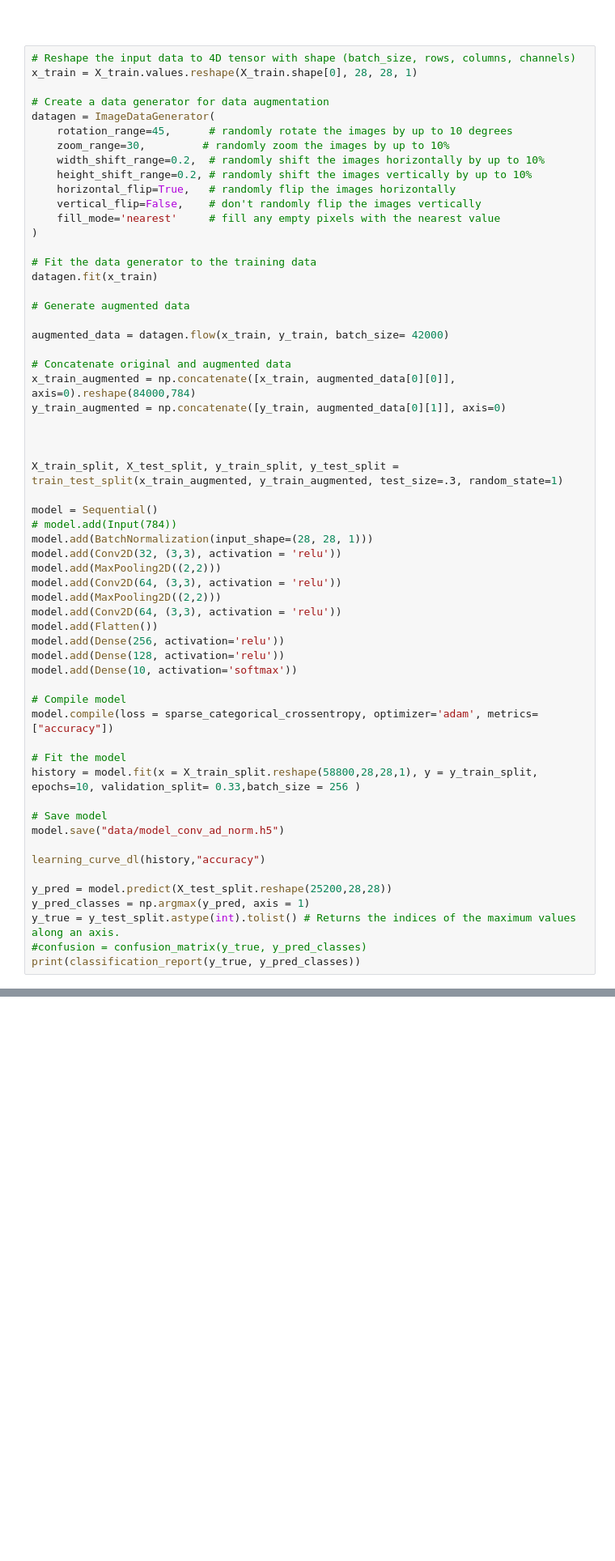
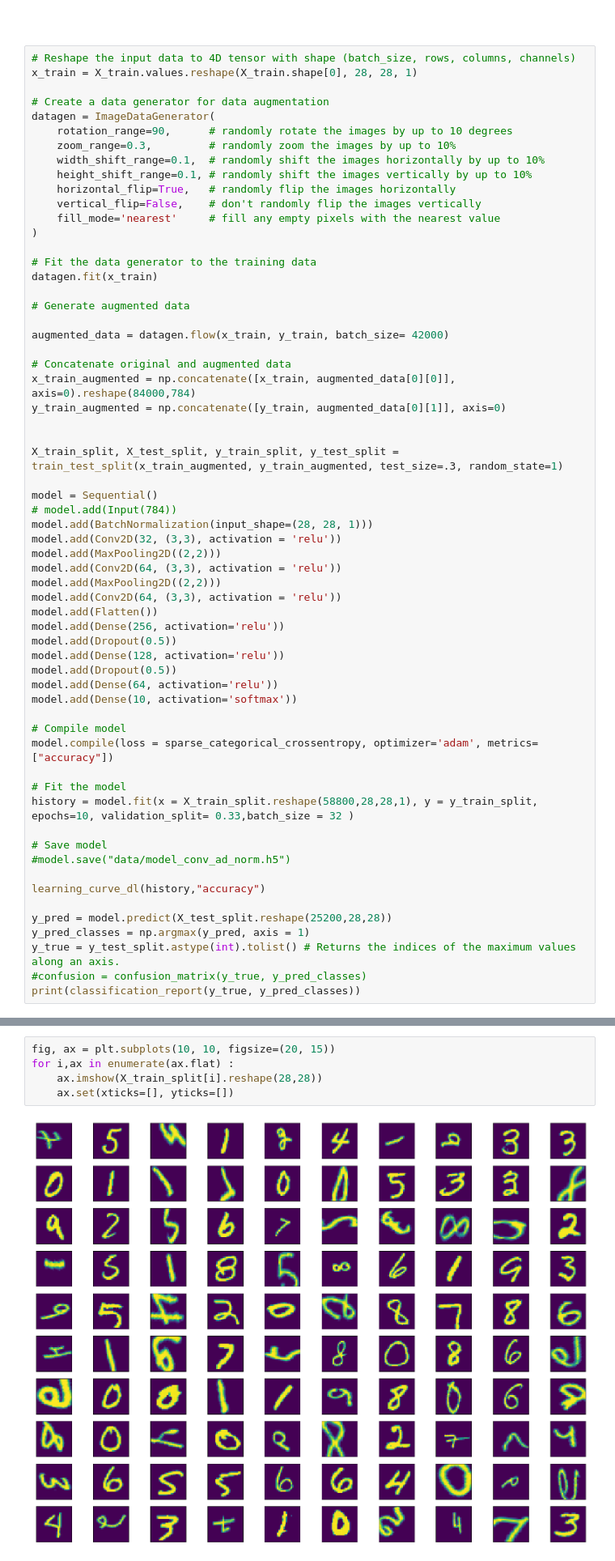
Before and after one commit to Alexisp99/cnn_mnist, a Jupyter notebook: model_alexis.ipynb, the cells around one changed output, grey strips where cells are left out. Shown at 81% size. Drawn from its saved outputs; the diff is of its cells as text; blank space fills up the shorter version.

Commit message:
model aug, exo1, exo 3

```diff
--- a/model_alexis.ipynb
+++ b/model_alexis.ipynb
@@ -271,10 +223,10 @@ x_train = X_train.values.reshape(X_train.shape[0], 28, 28, 1)
 
 # Create a data generator for data augmentation
 datagen = ImageDataGenerator(
-    rotation_range=45,      # randomly rotate the images by up to 10 degrees
-    zoom_range=30,         # randomly zoom the images by up to 10%
-    width_shift_range=0.2,  # randomly shift the images horizontally by up to 10%
-    height_shift_range=0.2, # randomly shift the images vertically by up to 10%
+    rotation_range=90,      # randomly rotate the images by up to 10 degrees
+    zoom_range=0.3,         # randomly zoom the images by up to 10%
+    width_shift_range=0.1,  # randomly shift the images horizontally by up to 10%
+    height_shift_range=0.1, # randomly shift the images vertically by up to 10%
     horizontal_flip=True,   # randomly flip the images horizontally
     vertical_flip=False,    # don't randomly flip the images vertically
     fill_mode='nearest'     # fill any empty pixels with the nearest value
@@ -292,7 +244,6 @@ x_train_augmented = np.concatenate([x_train, augmented_data[0][0]], axis=0).resh
 y_train_augmented = np.concatenate([y_train, augmented_data[0][1]], axis=0)
 
 
-
 X_train_split, X_test_split, y_train_split, y_test_split = train_test_split(x_train_augmented, y_train_augmented, test_size=.3, random_state=1)
 
 model = Sequential()
@@ -305,17 +256,20 @@ model.add(MaxPooling2D((2,2)))
 model.add(Conv2D(64, (3,3), activation = 'relu'))
 model.add(Flatten())
 model.add(Dense(256, activation='relu'))
+model.add(Dropout(0.5))
 model.add(Dense(128, activation='relu'))
+model.add(Dropout(0.5))
+model.add(Dense(64, activation='relu'))
 model.add(Dense(10, activation='softmax'))
 
 # Compile model
 model.compile(loss = sparse_categorical_crossentropy, optimizer='adam', metrics=["accuracy"])
 
 # Fit the model
-history = model.fit(x = X_train_split.reshape(58800,28,28,1), y = y_train_split, epochs=10, validation_split= 0.33,batch_size = 256 )
+history = model.fit(x = X_train_split.reshape(58800,28,28,1), y = y_train_split, epochs=10, validation_split= 0.33,batch_size = 32 )
 
 # Save model
-model.save("data/model_conv_ad_norm.h5")
+#model.save("data/model_conv_ad_norm.h5")
 
 learning_curve_dl(history,"accuracy")
 
@@ -363,0 +317,7 @@ weighted avg       0.70      0.56      0.59     25200
+# %%
+fig, ax = plt.subplots(10, 10, figsize=(20, 15))
+for i,ax in enumerate(ax.flat) :
+    ax.imshow(X_train_split[i].reshape(28,28))
+    ax.set(xticks=[], yticks=[])
+# %% [output]
+[figure, added]
```
Also changed, not shown: parts of 14 cells of this notebook, 3 other files.
